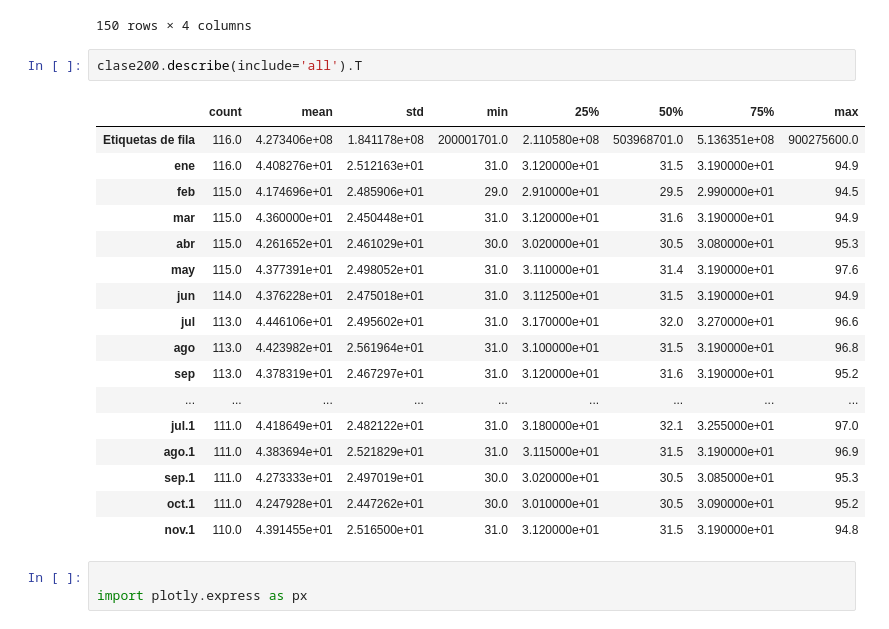
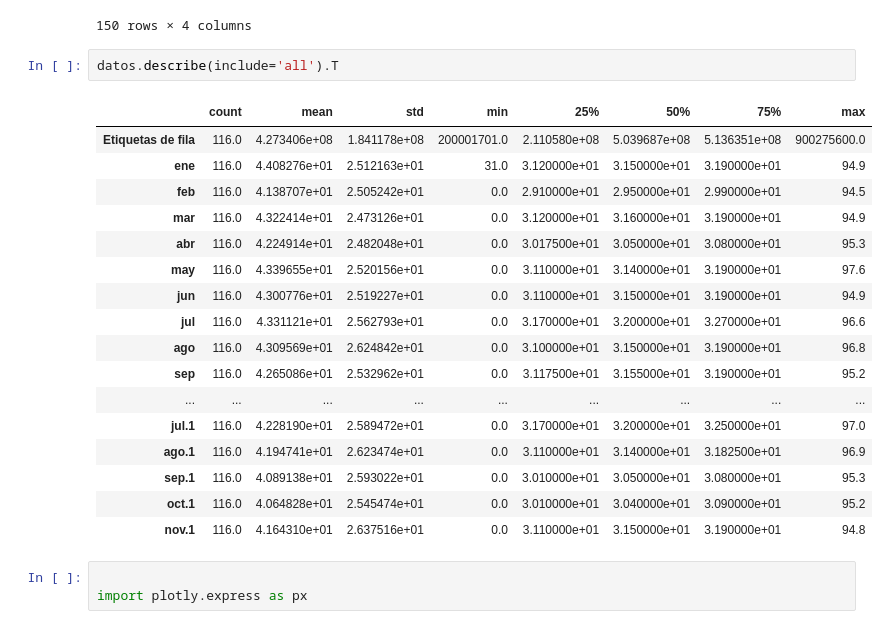
Before and after one commit to napo1998delsur/fraudes_grandes_clientes, a Jupyter notebook: eda/voltajesclase200.ipynb, the cells around one changed output. Drawn from its saved outputs; the diff is of its cells as text.

```diff
--- a/eda/voltajesclase200.ipynb
+++ b/eda/voltajesclase200.ipynb
@@ -240,25 +241,25 @@ tidy_corr_matrix(corr_matrix).head(150)
 | 92 | mar | ago.1 | 0.999190 | 0.999190 |
 150 rows × 4 columns
 # %%
-clase200.describe(include='all').T
+datos.describe(include='all').T
 # %% [output]
 |  | count | mean | std | min | 25% | 50% | 75% | max |
-| Etiquetas de fila | 116.0 | 4.273406e+08 | 1.841178e+08 | 200001701.0 | 2.110580e+08 | 503968701.0 | 5.136351e+08 | 900275600.0 |
-| ene | 116.0 | 4.408276e+01 | 2.512163e+01 | 31.0 | 3.120000e+01 | 31.5 | 3.190000e+01 | 94.9 |
-| feb | 115.0 | 4.174696e+01 | 2.485906e+01 | 29.0 | 2.910000e+01 | 29.5 | 2.990000e+01 | 94.5 |
-| mar | 115.0 | 4.360000e+01 | 2.450448e+01 | 31.0 | 3.120000e+01 | 31.6 | 3.190000e+01 | 94.9 |
-| abr | 115.0 | 4.261652e+01 | 2.461029e+01 | 30.0 | 3.020000e+01 | 30.5 | 3.080000e+01 | 95.3 |
-| may | 115.0 | 4.377391e+01 | 2.498052e+01 | 31.0 | 3.110000e+01 | 31.4 | 3.190000e+01 | 97.6 |
-| jun | 114.0 | 4.376228e+01 | 2.475018e+01 | 31.0 | 3.112500e+01 | 31.5 | 3.190000e+01 | 94.9 |
-| jul | 113.0 | 4.446106e+01 | 2.495602e+01 | 31.0 | 3.170000e+01 | 32.0 | 3.270000e+01 | 96.6 |
-| ago | 113.0 | 4.423982e+01 | 2.561964e+01 | 31.0 | 3.100000e+01 | 31.5 | 3.190000e+01 | 96.8 |
-| sep | 113.0 | 4.378319e+01 | 2.467297e+01 | 31.0 | 3.120000e+01 | 31.6 | 3.190000e+01 | 95.2 |
+| Etiquetas de fila | 116.0 | 4.273406e+08 | 1.841178e+08 | 200001701.0 | 2.110580e+08 | 5.039687e+08 | 5.136351e+08 | 900275600.0 |
+| ene | 116.0 | 4.408276e+01 | 2.512163e+01 | 31.0 | 3.120000e+01 | 3.150000e+01 | 3.190000e+01 | 94.9 |
+| feb | 116.0 | 4.138707e+01 | 2.505242e+01 | 0.0 | 2.910000e+01 | 2.950000e+01 | 2.990000e+01 | 94.5 |
+| mar | 116.0 | 4.322414e+01 | 2.473126e+01 | 0.0 | 3.120000e+01 | 3.160000e+01 | 3.190000e+01 | 94.9 |
+| abr | 116.0 | 4.224914e+01 | 2.482048e+01 | 0.0 | 3.017500e+01 | 3.050000e+01 | 3.080000e+01 | 95.3 |
+| may | 116.0 | 4.339655e+01 | 2.520156e+01 | 0.0 | 3.110000e+01 | 3.140000e+01 | 3.190000e+01 | 97.6 |
+| jun | 116.0 | 4.300776e+01 | 2.519227e+01 | 0.0 | 3.110000e+01 | 3.150000e+01 | 3.190000e+01 | 94.9 |
+| jul | 116.0 | 4.331121e+01 | 2.562793e+01 | 0.0 | 3.170000e+01 | 3.200000e+01 | 3.270000e+01 | 96.6 |
+| ago | 116.0 | 4.309569e+01 | 2.624842e+01 | 0.0 | 3.100000e+01 | 3.150000e+01 | 3.190000e+01 | 96.8 |
+| sep | 116.0 | 4.265086e+01 | 2.532962e+01 | 0.0 | 3.117500e+01 | 3.155000e+01 | 3.190000e+01 | 95.2 |
 | ... | ... | ... | ... | ... | ... | ... | ... | ... |
-| jul.1 | 111.0 | 4.418649e+01 | 2.482122e+01 | 31.0 | 3.180000e+01 | 32.1 | 3.255000e+01 | 97.0 |
-| ago.1 | 111.0 | 4.383694e+01 | 2.521829e+01 | 31.0 | 3.115000e+01 | 31.5 | 3.190000e+01 | 96.9 |
-| sep.1 | 111.0 | 4.273333e+01 | 2.497019e+01 | 30.0 | 3.020000e+01 | 30.5 | 3.085000e+01 | 95.3 |
-| oct.1 | 111.0 | 4.247928e+01 | 2.447262e+01 | 30.0 | 3.010000e+01 | 30.5 | 3.090000e+01 | 95.2 |
-| nov.1 | 110.0 | 4.391455e+01 | 2.516500e+01 | 31.0 | 3.120000e+01 | 31.5 | 3.190000e+01 | 94.8 |
+| jul.1 | 116.0 | 4.228190e+01 | 2.589472e+01 | 0.0 | 3.170000e+01 | 3.200000e+01 | 3.250000e+01 | 97.0 |
+| ago.1 | 116.0 | 4.194741e+01 | 2.623474e+01 | 0.0 | 3.110000e+01 | 3.140000e+01 | 3.182500e+01 | 96.9 |
+| sep.1 | 116.0 | 4.089138e+01 | 2.593022e+01 | 0.0 | 3.010000e+01 | 3.050000e+01 | 3.080000e+01 | 95.3 |
+| oct.1 | 116.0 | 4.064828e+01 | 2.545474e+01 | 0.0 | 3.010000e+01 | 3.040000e+01 | 3.090000e+01 | 95.2 |
+| nov.1 | 116.0 | 4.164310e+01 | 2.637516e+01 | 0.0 | 3.110000e+01 | 3.150000e+01 | 3.190000e+01 | 94.8 |
 # %%
 
 import plotly.express as px
```
Also changed, not shown: parts of 35 cells of this notebook, 1 other file.
